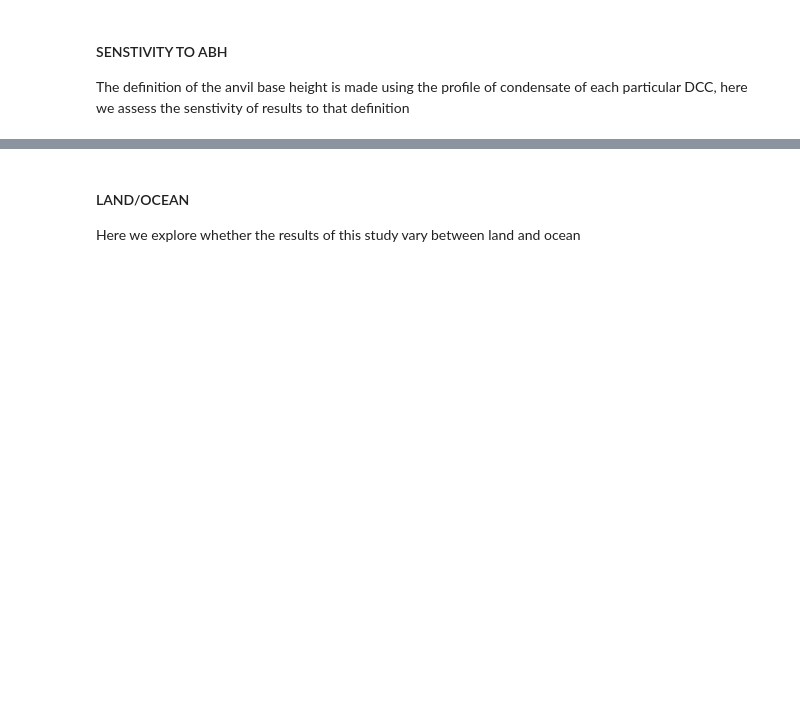
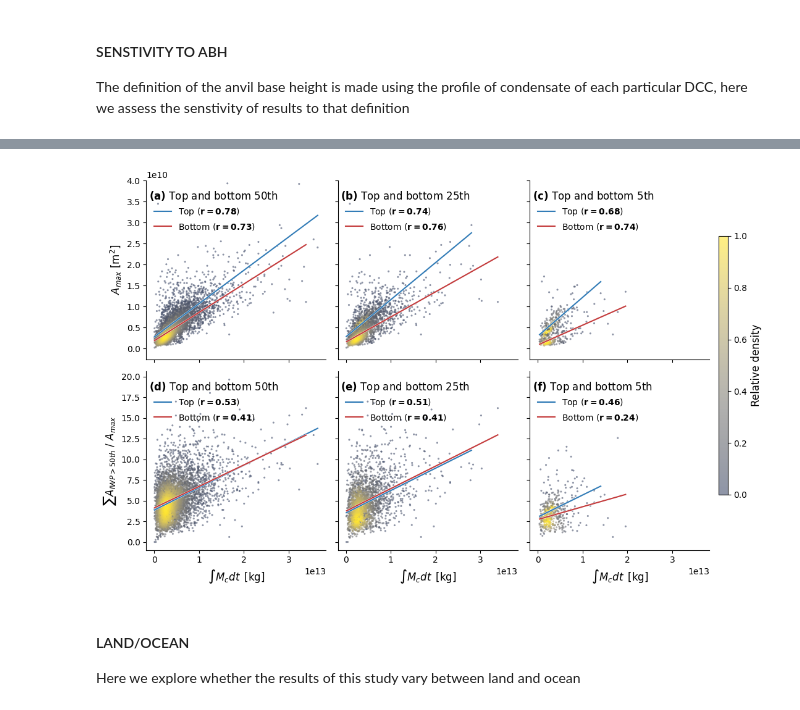
Before and after one commit to mathilde-ritman/scripts-to-make-Ritman-et-al-does-greater-CMF, a Jupyter notebook: scripts/03.supporting_figures.ipynb, the cells around one changed output, grey strips where cells are left out. Saved outputs shown, nothing was run; the diff lists cells and outputs as text; code cells hidden in the pictures; blank space fills up the shorter version.

```diff
--- a/scripts/03.supporting_figures.ipynb
+++ b/scripts/03.supporting_figures.ipynb
@@ -352,3 +591,90 @@ The definition of the anvil base height is made using the profile of condensate
+# %%
+fig, axs = plt.subplots(2,3, figsize=(10,7), sharey='row', sharex=True)
+
+abh_median = ds.ABH.median()
+splits_v1 = {
+    'Top':  ds.where(ds.ABH < abh_median),
+    'Bottom': ds.where(ds.ABH >= abh_median),
+}
+
+abh_q25 = ds.ABH.quantile(0.25)
+abh_q75 = ds.ABH.quantile(0.75)
+splits_v2 = {
+    'Top':    ds.where(ds.ABH <= abh_q25),
+    'Bottom': ds.where(ds.ABH >= abh_q75),
+}
+
+abh_p05 = ds.ABH.quantile(0.05)
+abh_p95 = ds.ABH.quantile(0.95)
+splits_v3 = {
+    'Top':     ds.where(ds.ABH <= abh_p05),
+    'Bottom': ds.where(ds.ABH >= abh_p95),
+}
+
+cmap_abh = plt.get_cmap('RdBu_r')
+colors = [cmap_abh(0.15), cmap_abh(0.85)]
+params = dict(low=0, high=99.95)
+
+split_configs = [
+    (splits_v1, 'Top and bottom 50th'),
+    (splits_v2, 'Top and bottom 25th'),
+    (splits_v3, 'Top and bottom 5th'),
+]
+
+row_configs = [
+    dict(y_fn=lambda pds: pds["max_anvil_area"],
+         ylabel="$A_{max}$ [m$^2$]",
+         ylim=(-0.25e10, 4e10),),
+    dict(y_fn=lambda pds: pds["total_thick_area"].isel(threshold=4) / pds.max_anvil_area,
+         ylabel=r"$\sum A_{IWP>50th}$ / $A_{max}$",
+         ylim=None,),
+]
+
+i = 0
+for row, (row_cfg, row_axs) in enumerate(zip(row_configs, axs)):
+    for col, (ax, (splits, version_title)) in enumerate(zip(row_axs, split_configs)):
+        for (label, pds), c in zip(splits.items(), colors):
+            x = pds["total_CMT"]
+            y = row_cfg['y_fn'](pds)
+
+            result, sc, _ = plot_helpers.plot_relationship(ax, x, y, cmap=HCMAP, **params,
+                                                           line_kw={'c': c}, scatter=False, density=False)
+            result, sc, _ = plot_helpers.plot_relationship(ax, x, y, cmap=HCMAP, **params,
+                                                           line=False)
+
+            r, p, s = result.rvalue, result.pvalue, result.slope
+            r_text = rf"$\mathbf{{r={r:.2f}}}$" if p < 0.05 else rf"r={r:.2f}"
+            ax.plot([], [], c=c, lw=1.5, label=f"{label} ({r_text})")
+
+        if row == 1:
+            ax.set_xlabel(global_labels['total_CMT'], fontsize=fs)
+        ax.legend(frameon=False, loc="upper left", bbox_to_anchor=(0, .9), fontsize=fs-2)
+        ax.spines[["top", "right"]].set_visible(False)
+        plot_helpers.panel_label(ax, letters[i], version_title, fs=fs)
+        if row_cfg['ylim']:
+            ax.set_ylim(*row_cfg['ylim'])
+        if col > 0:
+            ax.tick_params(labelleft=False)
+        i += 1
+
+    row_axs[0].set_ylabel(row_cfg['ylabel'], fontsize=fs)
+
+fig.canvas.draw()
+fig.tight_layout()
+
+fig.canvas.draw()
+pos_tr = axs[0, 2].get_position()
+pos_br = axs[1, 2].get_position()
+full_height = pos_tr.y1 - pos_br.y0
+scaled_height = full_height * 0.7
+mid_y = (pos_tr.y1 + pos_br.y0) / 2
+cax = fig.add_axes([pos_tr.x1 * 1.015, mid_y - scaled_height / 2, 0.015, scaled_height])
+cb = fig.colorbar(sc, cax=cax)
+cb.set_label('Relative density', fontsize=fs)
+
+fig.savefig(extra_figs / f"figS02.{ext}", bbox_inches="tight", dpi=dpi, transparent=True)
+# %% [output]
+[figure, added]
 # %% [markdown]
 #### LAND/OCEAN
 Here we explore whether the results of this study vary between land and ocean
```
Also changed, not shown: parts of 27 cells of this notebook, 5 other files.
